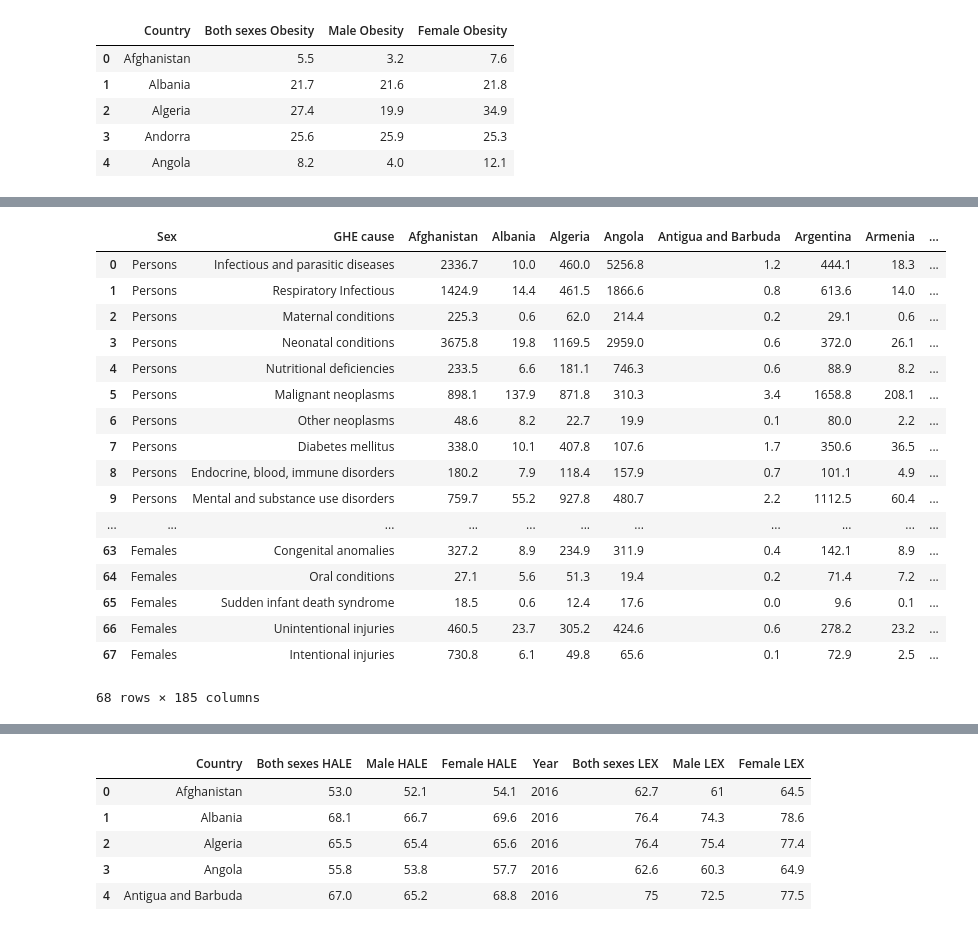
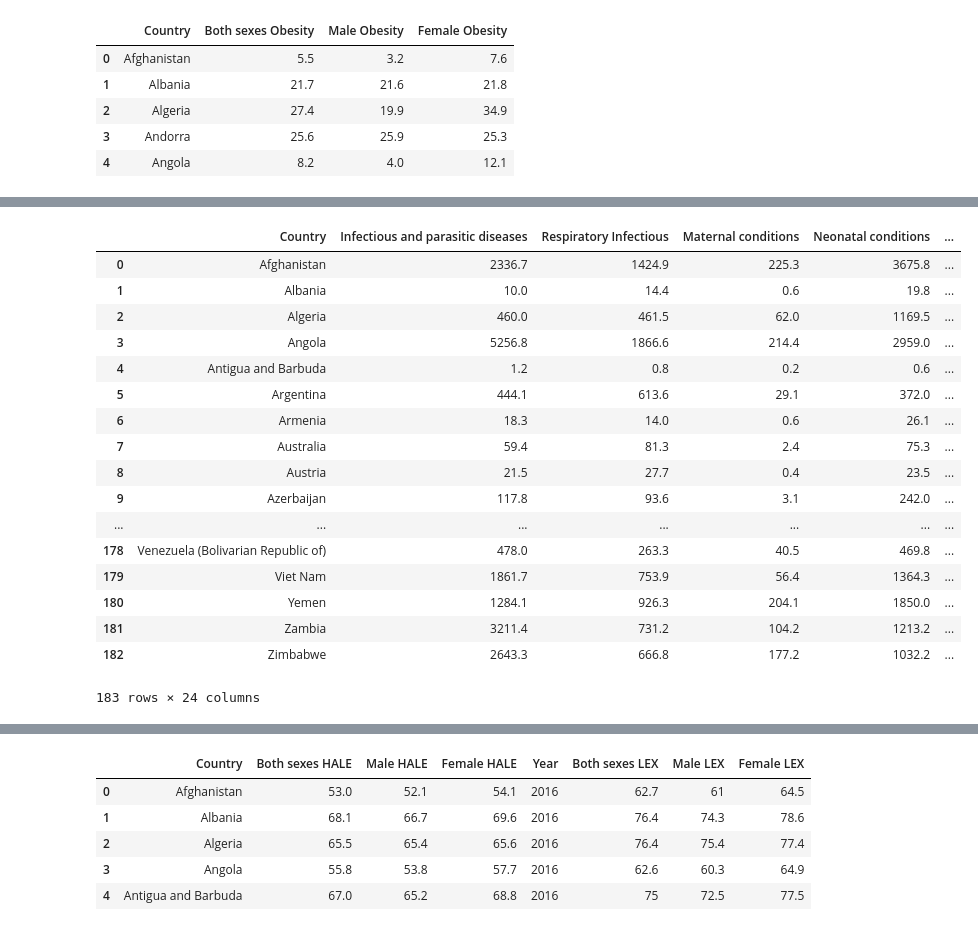
Before and after one commit to jasminajovanovic/somethingdark, a Jupyter notebook: Merging_All_Datas.ipynb, the cells around one changed output, grey strips where cells are left out. Cells and saved outputs as stored; diff of their text form; code cells hidden in the pictures.

Commit message:
added USA data modified jupyter

```diff
--- a/Merging_All_Datas.ipynb
+++ b/Merging_All_Datas.ipynb
@@ -251,23 +271,23 @@ file_six_df = pd.read_csv(file_six, encoding="ISO-8859-1")
 # %%
-modified_daly = "assets/data/daly_modified.csv"
+modified_daly = "assets/data/Daly_cleaned.csv"
 modified_daly_df = pd.read_csv(modified_daly, encoding="ISO-8859-1")
 modified_daly_df
 # %% [output]
-|  | Sex | GHE cause | Afghanistan | Albania | Algeria | Angola | Antigua and Barbuda | Argentina | Armenia | ... |
-| 0 | Persons | Infectious and parasitic diseases | 2336.7 | 10.0 | 460.0 | 5256.8 | 1.2 | 444.1 | 18.3 | ... |
-| 1 | Persons | Respiratory Infectious | 1424.9 | 14.4 | 461.5 | 1866.6 | 0.8 | 613.6 | 14.0 | ... |
-| 2 | Persons | Maternal conditions | 225.3 | 0.6 | 62.0 | 214.4 | 0.2 | 29.1 | 0.6 | ... |
-| 3 | Persons | Neonatal conditions | 3675.8 | 19.8 | 1169.5 | 2959.0 | 0.6 | 372.0 | 26.1 | ... |
-| 4 | Persons | Nutritional deficiencies | 233.5 | 6.6 | 181.1 | 746.3 | 0.6 | 88.9 | 8.2 | ... |
-| 5 | Persons | Malignant neoplasms | 898.1 | 137.9 | 871.8 | 310.3 | 3.4 | 1658.8 | 208.1 | ... |
-| 6 | Persons | Other neoplasms | 48.6 | 8.2 | 22.7 | 19.9 | 0.1 | 80.0 | 2.2 | ... |
-| 7 | Persons | Diabetes mellitus | 338.0 | 10.1 | 407.8 | 107.6 | 1.7 | 350.6 | 36.5 | ... |
-| 8 | Persons | Endocrine, blood, immune disorders | 180.2 | 7.9 | 118.4 | 157.9 | 0.7 | 101.1 | 4.9 | ... |
-| 9 | Persons | Mental and substance use disorders | 759.7 | 55.2 | 927.8 | 480.7 | 2.2 | 1112.5 | 60.4 | ... |
-| ... | ... | ... | ... | ... | ... | ... | ... | ... | ... | ... |
-| 63 | Females | Congenital anomalies | 327.2 | 8.9 | 234.9 | 311.9 | 0.4 | 142.1 | 8.9 | ... |
-| 64 | Females | Oral conditions | 27.1 | 5.6 | 51.3 | 19.4 | 0.2 | 71.4 | 7.2 | ... |
-| 65 | Females | Sudden infant death syndrome | 18.5 | 0.6 | 12.4 | 17.6 | 0.0 | 9.6 | 0.1 | ... |
-| 66 | Females | Unintentional injuries | 460.5 | 23.7 | 305.2 | 424.6 | 0.6 | 278.2 | 23.2 | ... |
-| 67 | Females | Intentional injuries | 730.8 | 6.1 | 49.8 | 65.6 | 0.1 | 72.9 | 2.5 | ... |
+|  | Country | Infectious and parasitic diseases | Respiratory Infectious | Maternal conditions | Neonatal conditions | ... |
+| 0 | Afghanistan | 2336.7 | 1424.9 | 225.3 | 3675.8 | ... |
+| 1 | Albania | 10.0 | 14.4 | 0.6 | 19.8 | ... |
+| 2 | Algeria | 460.0 | 461.5 | 62.0 | 1169.5 | ... |
+| 3 | Angola | 5256.8 | 1866.6 | 214.4 | 2959.0 | ... |
+| 4 | Antigua and Barbuda | 1.2 | 0.8 | 0.2 | 0.6 | ... |
+| 5 | Argentina | 444.1 | 613.6 | 29.1 | 372.0 | ... |
+| 6 | Armenia | 18.3 | 14.0 | 0.6 | 26.1 | ... |
+| 7 | Australia | 59.4 | 81.3 | 2.4 | 75.3 | ... |
+| 8 | Austria | 21.5 | 27.7 | 0.4 | 23.5 | ... |
+| 9 | Azerbaijan | 117.8 | 93.6 | 3.1 | 242.0 | ... |
+| ... | ... | ... | ... | ... | ... | ... |
+| 178 | Venezuela (Bolivarian Republic of) | 478.0 | 263.3 | 40.5 | 469.8 | ... |
+| 179 | Viet Nam | 1861.7 | 753.9 | 56.4 | 1364.3 | ... |
+| 180 | Yemen | 1284.1 | 926.3 | 204.1 | 1850.0 | ... |
+| 181 | Zambia | 3211.4 | 731.2 | 104.2 | 1213.2 | ... |
+| 182 | Zimbabwe | 2643.3 | 666.8 | 177.2 | 1032.2 | ... |
-68 rows × 185 columns
+183 rows × 24 columns
```
Also changed, not shown: parts of 11 cells of this notebook, 5 other files.
